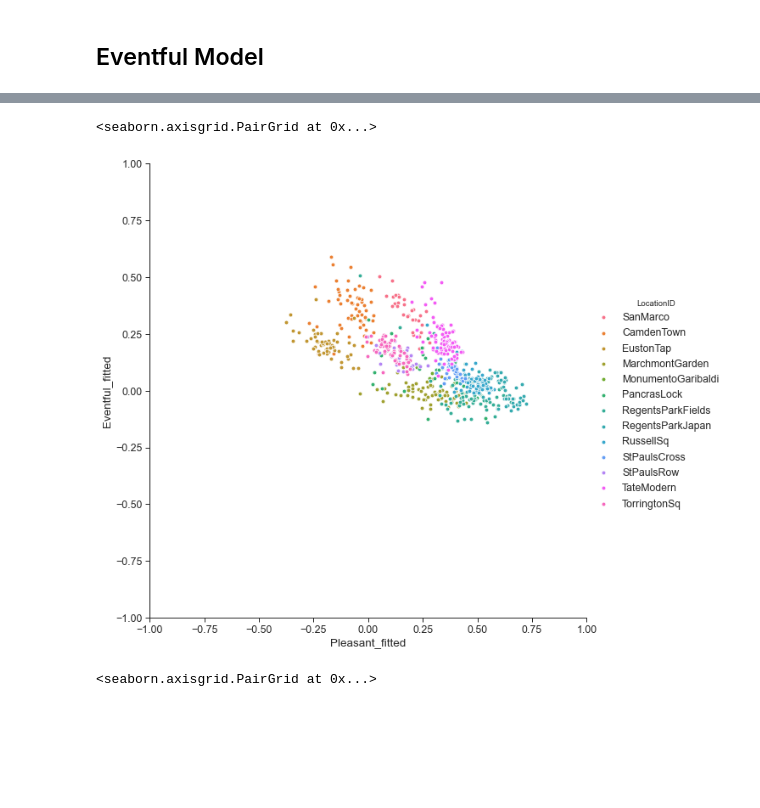
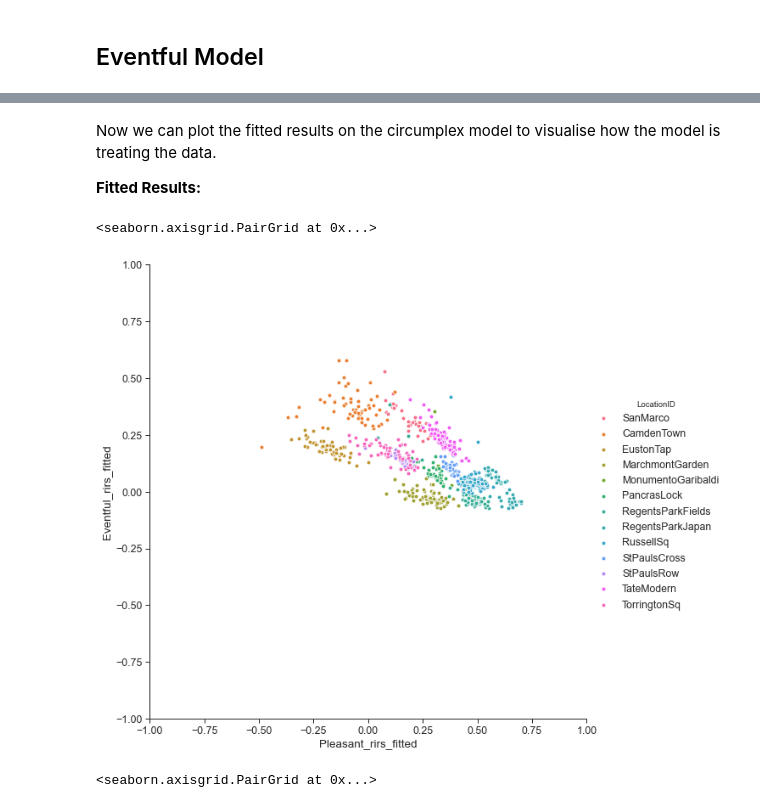
Before and after one commit to MitchellAcoustics/J5_JASA_Lockdown-SS, a Jupyter notebook: notebook/2020-08-26/Lockdown-RandInt-RandSlope.ipynb, the cells around one changed output, grey strips where cells are left out. Drawn from its saved outputs; the diff is of its cells as text; code cells hidden in the pictures; blank space fills up the shorter version.

```diff
--- a/notebook/2020-08-26/Lockdown-RandInt-RandSlope.ipynb
+++ b/notebook/2020-08-26/Lockdown-RandInt-RandSlope.ipynb
@@ -174,0 +162,12 @@ dtype: float64
+# %%
+Pleasant_results = mlm.mlm_feature_selection(prelockdownData, "Pleasant", acoustic_vars, "LocationID", rand_slope=False, par_cor_selection=False, forward_selection=False)
+
+print("#################################################")
+print("Fitting Random Intercept-Random Slope model for Pleasant\n")
+new_feats = list(Pleasant_results["final_model_fit"].fe_params.index[1:])
+
+Pleasant_rirs_results = {}
+Pleasant_rirs_results["final_model"] = mlm.mlm_step_forward(prelockdownData, "Pleasant", features=new_feats, groups = "LocationID", rand_slope=True,criterion="aic", verbose=1)
+Pleasant_rirs_results["final_model_fit"] = Pleasant_rirs_results["final_model"].fit(reml=False)
+
+Pleasant_rirs_results["performance"] = mlm.summarise_model(Pleasant_rirs_results["final_model"], prelockdownData)
@@ -222,0 +197,11 @@ Adj R-sq:  0.2646995440579025
+# %%
+Eventful_results = mlm.mlm_feature_selection(prelockdownData, "Eventful", acoustic_vars, "LocationID", rand_slope=False, par_cor_selection=False, forward_selection=False)
+
+print("#################################################")
+print("Fitting Random Intercept-Random Slope model for Eventful\n")
+new_feats = list(Eventful_results["final_model_fit"].fe_params.index[1:])
+Eventful_rirs_results = {}
+Eventful_rirs_results["final_model"] = mlm.mlm_step_forward(prelockdownData, "Eventful", features=new_feats, groups = "LocationID", rand_slope=True,criterion="aic", verbose=1)
+Eventful_rirs_results["final_model_fit"] = Eventful_rirs_results["final_model"].fit(reml=False)
+
+Eventful_rirs_results["performance"] = mlm.summarise_model(Eventful_rirs_results["final_model"], prelockdownData)
@@ -223,13 +229,17 @@ Adj R-sq:  0.2646995440579025
+# %% [markdown]
+Now we can plot the fitted results on the circumplex model to visualise how the model is treating the data.
+
+**Fitted Results:**
 # %%
-prelockdownData["Pleasant_fitted"] = Pleasant_model_rirs.fittedvalues
-prelockdownData["Eventful_fitted"] = Eventful_model_rirs.fittedvalues
+prelockdownData["Pleasant_rirs_fitted"] = Pleasant_rirs_results["final_model_fit"].fittedvalues
+prelockdownData["Eventful_rirs_fitted"] = Eventful_rirs_results["final_model_fit"].fittedvalues
 
-ps = sns.pairplot(x_vars=["Pleasant_fitted"], y_vars=["Eventful_fitted"], data = prelockdownData, hue="LocationID", size = 8)
+ps = sns.pairplot(x_vars=["Pleasant_rirs_fitted"], y_vars=["Eventful_rirs_fitted"], data = prelockdownData, hue="LocationID", size = 8)
 ps.set(xlim = (-1,1))
 ps.set(ylim= (-1,1))
 # %% [output]
 <seaborn.axisgrid.PairGrid at 0x...>
-[figure, old version]
+[figure, new version]
 # %%
 a = sns.pairplot(x_vars=["Pleasant"], y_vars=["Eventful"], data = prelockdownData, hue="LocationID", size = 8)
 a.set(xlim = (-1,1))
```
Also changed, not shown: parts of 19 cells of this notebook, 44 other files.
